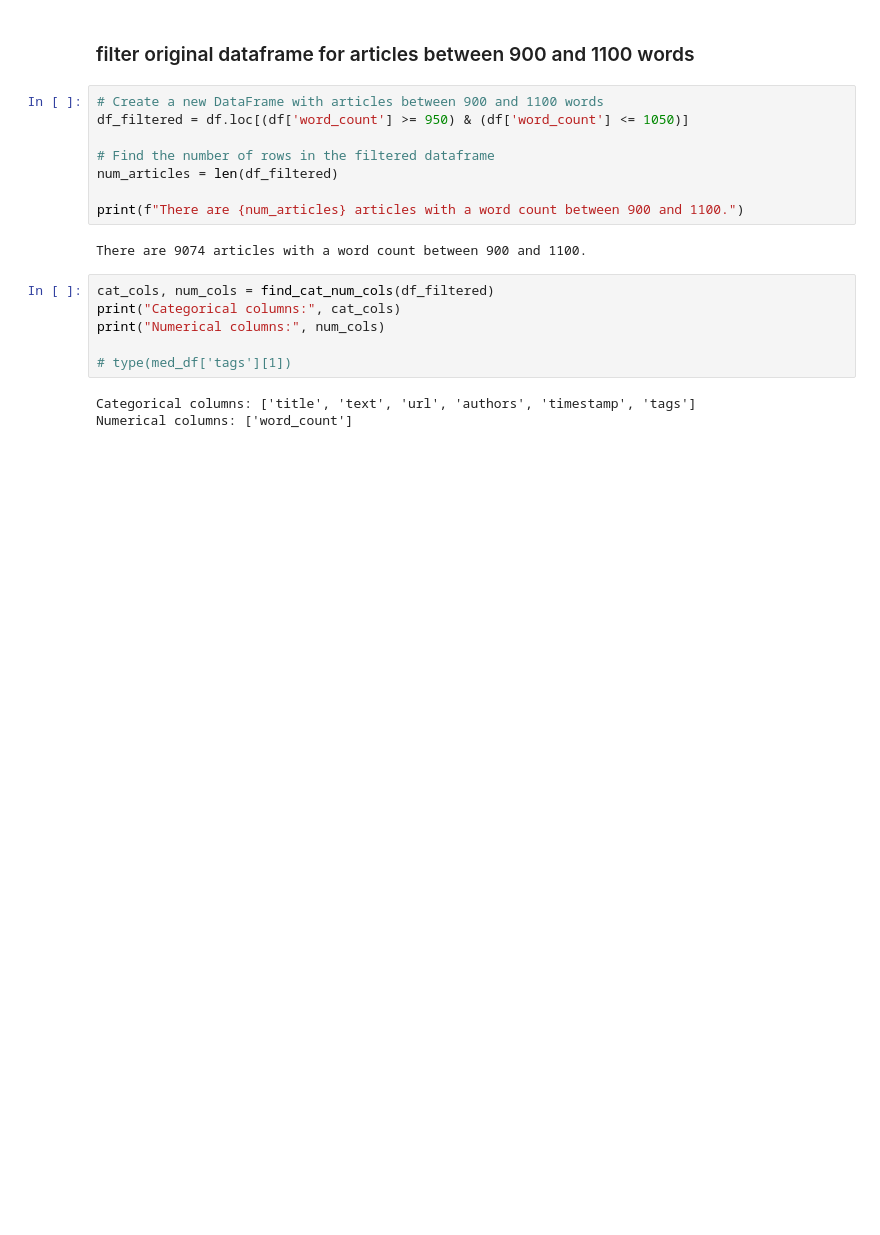
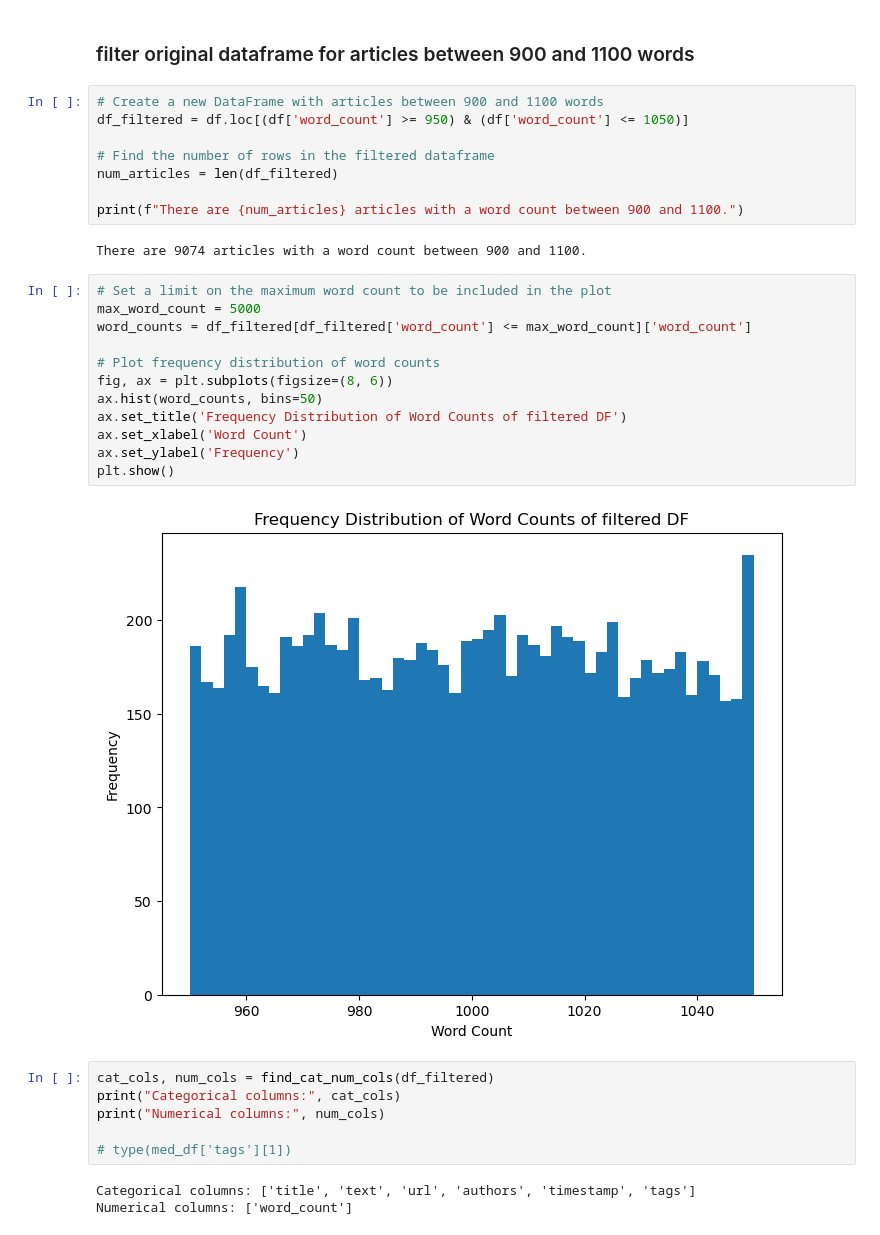
Before and after one commit to aaronomics/grad, a Jupyter notebook: news.ipynb, the cells around one changed output. Cells and saved outputs as stored; diff of their text form; blank space fills up the shorter version.

Commit message:
graphs
added frequency chart for filtered df

```diff
--- a/news.ipynb
+++ b/news.ipynb
@@ -101,6 +101,20 @@ num_articles = len(df_filtered)
 print(f"There are {num_articles} articles with a word count between 900 and 1100.")
 # %% [output]
 There are 9074 articles with a word count between 900 and 1100.
+# %%
+# Set a limit on the maximum word count to be included in the plot
+max_word_count = 5000
+word_counts = df_filtered[df_filtered['word_count'] <= max_word_count]['word_count']
+
+# Plot frequency distribution of word counts
+fig, ax = plt.subplots(figsize=(8, 6))
+ax.hist(word_counts, bins=50)
+ax.set_title('Frequency Distribution of Word Counts of filtered DF')
+ax.set_xlabel('Word Count')
+ax.set_ylabel('Frequency')
+plt.show()
+# %% [output]
+[figure, added]
 # %%
 cat_cols, num_cols = find_cat_num_cols(df_filtered)
 print("Categorical columns:", cat_cols)
```
